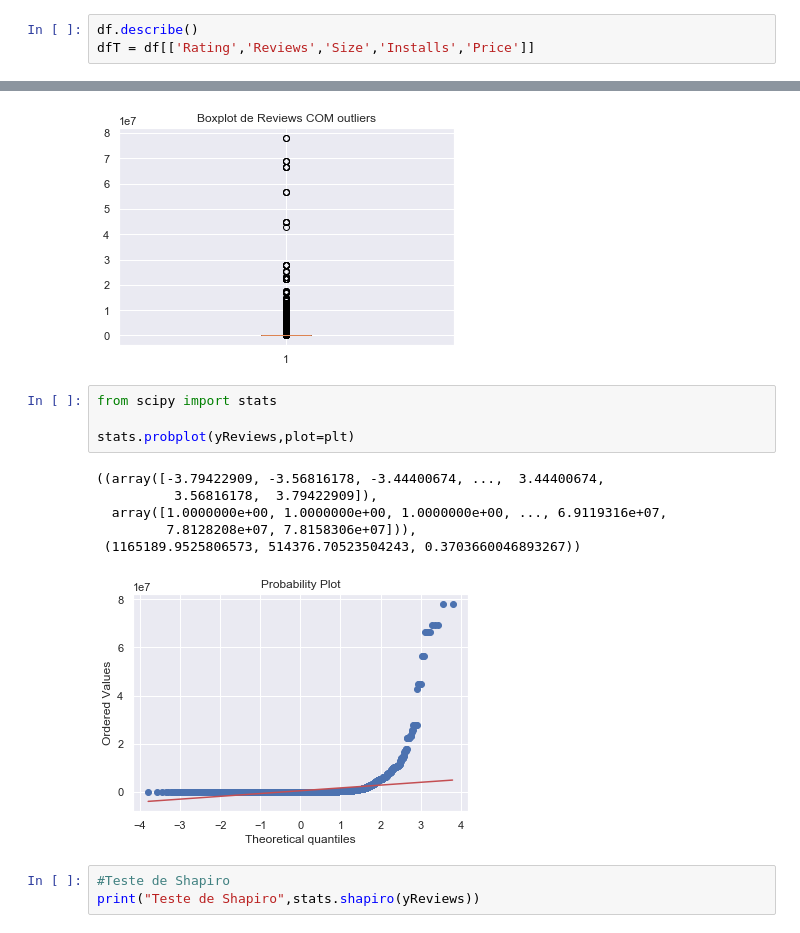
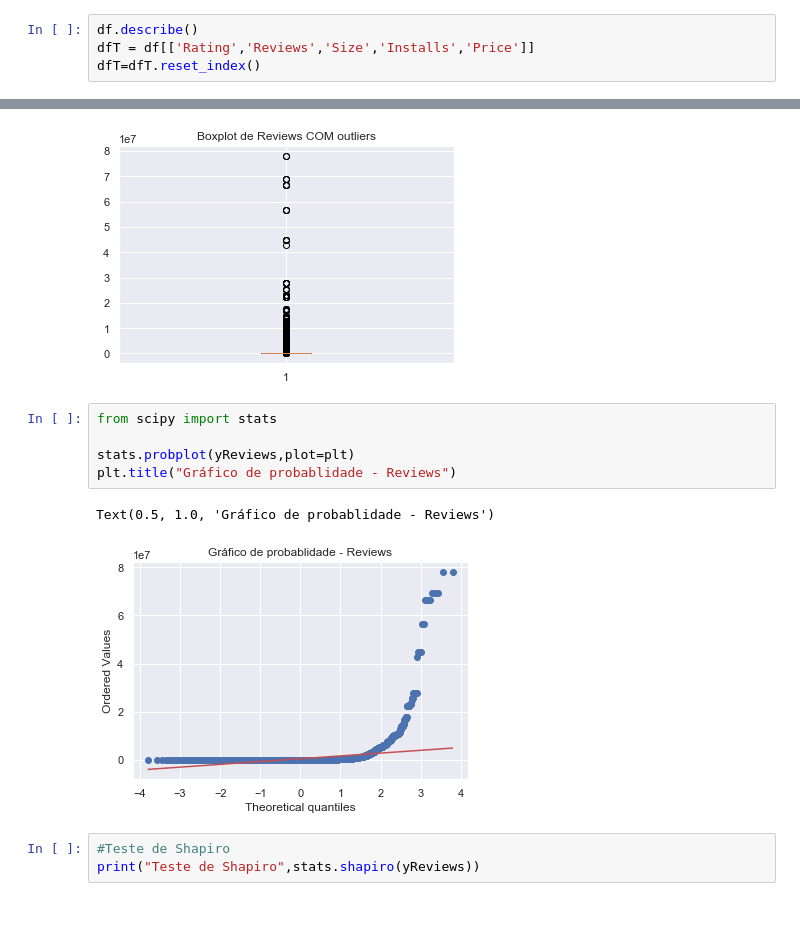
Before and after one commit to ArtFicer/PGCC-MQ, a Jupyter notebook: MQFinal/MQFinal.ipynb, the cells around one changed output, grey strips where cells are left out. Drawn from its saved outputs; the diff is of its cells as text.

```diff
--- a/MQFinal/MQFinal.ipynb
+++ b/MQFinal/MQFinal.ipynb
@@ -200,6 +200,7 @@ df.Reviews = df.Reviews.astype(float)
 # %%
 df.describe()
 dfT = df[['Rating','Reviews','Size','Installs','Price']]
+dfT=dfT.reset_index()
 # %% [markdown]
 ### Rating
 # %%
@@ -449,14 +450,11 @@ plt.boxplot(yReviews)
 # %%
 from scipy import stats
 
 stats.probplot(yReviews,plot=plt)
+plt.title("Gráfico de probablidade - Reviews")
 # %% [output]
-((array([-3.79422909, -3.56816178, -3.44400674, ...,  3.44400674,
-          3.56816178,  3.79422909]),
-  array([1.0000000e+00, 1.0000000e+00, 1.0000000e+00, ..., 6.9119316e+07,
-         7.8128208e+07, 7.8158306e+07])),
- (1165189.9525806573, 514376.70523504243, 0.3703660046893267))
+Text(0.5, 1.0, 'Gráfico de probablidade - Reviews')
-[figure, old version]
+[figure, new version]
 # %%
 #Teste de Shapiro
 print("Teste de Shapiro",stats.shapiro(yReviews))
```
Also changed, not shown: parts of 33 cells of this notebook, 2 other files.
